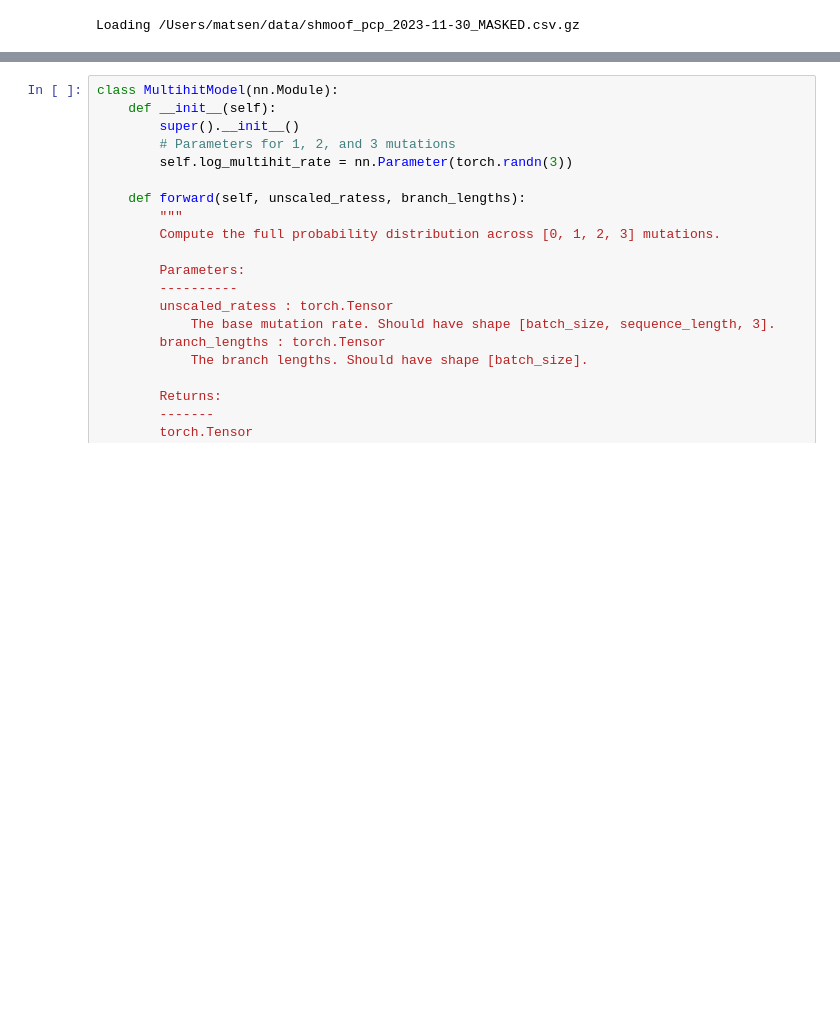
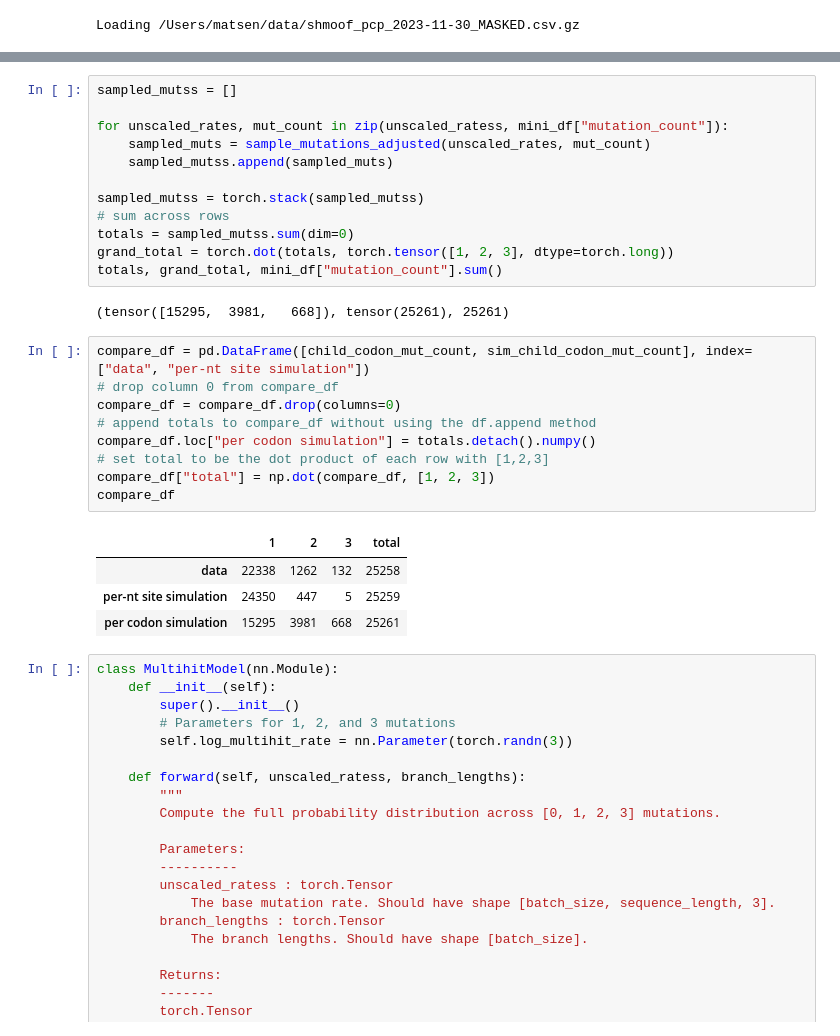
Before and after one commit to matsengrp/thrifty-experiments-1, a Jupyter notebook: human/multihit.ipynb, the cells around one changed output, grey strips where cells are left out. Drawn from its saved outputs; the diff is of its cells as text; blank space fills up the shorter version.

```diff
--- a/human/multihit.ipynb
+++ b/human/multihit.ipynb
@@ -145,3 +286,31 @@ tensor([[0.6000, 0.3359, 0.0822],
+# %%
+sampled_mutss = []
+
+for unscaled_rates, mut_count in zip(unscaled_ratess, mini_df["mutation_count"]):
+    sampled_muts = sample_mutations_adjusted(unscaled_rates, mut_count)
+    sampled_mutss.append(sampled_muts)
+
+sampled_mutss = torch.stack(sampled_mutss)
+# sum across rows
+totals = sampled_mutss.sum(dim=0)
+grand_total = torch.dot(totals, torch.tensor([1, 2, 3], dtype=torch.long))
+totals, grand_total, mini_df["mutation_count"].sum()
+# %% [output]
+(tensor([15295,  3981,   668]), tensor(25261), 25261)
+# %%
+compare_df = pd.DataFrame([child_codon_mut_count, sim_child_codon_mut_count], index=["data", "per-nt site simulation"])
+# drop column 0 from compare_df
+compare_df = compare_df.drop(columns=0)
+# append totals to compare_df without using the df.append method
+compare_df.loc["per codon simulation"] = totals.detach().numpy()
+# set total to be the dot product of each row with [1,2,3]
+compare_df["total"] = np.dot(compare_df, [1, 2, 3])
+compare_df
+# %% [output]
+|  | 1 | 2 | 3 | total |
+| data | 22338 | 1262 | 132 | 25258 |
+| per-nt site simulation | 24350 | 447 | 5 | 25259 |
+| per codon simulation | 15295 | 3981 | 668 | 25261 |
 # %%
 class MultihitModel(nn.Module):
     def __init__(self):
```
Also changed, not shown: parts of 35 cells of this notebook.
